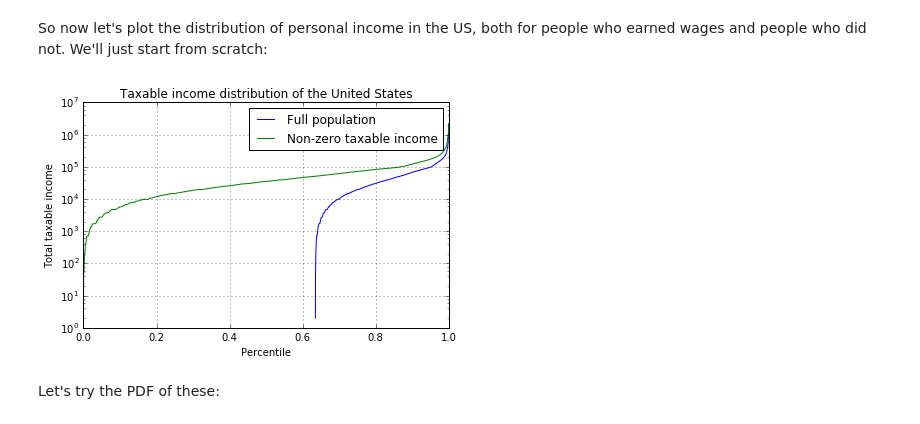
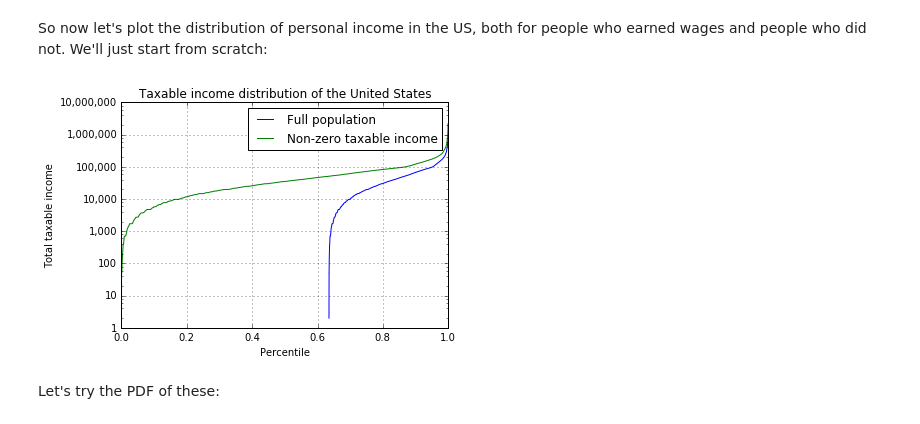
Before and after one commit to cmdavis4/census, a Jupyter notebook: explore_census_data.ipynb, the cells around one changed output. Saved outputs shown, nothing was run; the diff lists cells and outputs as text; code cells hidden in the pictures.

```diff
--- a/explore_census_data.ipynb
+++ b/explore_census_data.ipynb
@@ -22,13 +23,8 @@ Number of records:
 
 # TODO: Read up more on the various income metrics
 
-records = read_asec_data('data/asec2016_pubuse_v2.dat', 'data/asec2016_dd.txt', 'person', ['MARSUPWT', 'TAX_INC', 'WSAL_VAL'])
-person_df = pd.DataFrame(records)
-person_df.columns = [x.lower() for x in person_df.columns]
-person_df['marsupwt'] = person_df['marsupwt'].astype(float) / 100
-person_df['tax_inc'] = person_df['tax_inc'].astype(int)
-person_df['wsal_val'] = person_df['wsal_val'].astype(int)
-person_df = person_df.sort_values('tax_inc')
+person_df = read_asec_data('data/asec2016_pubuse_v2.dat', 'data/asec2016_dd.txt', 'person',
+                         ['MARSUPWT', 'TAX_INC', 'WSAL_VAL', 'FEDTAX_BC', 'FEDTAX_AC'], as_df=True)
 # %%
 person_df.head()
 # %% [output]
@@ -53,7 +49,7 @@ person_df.loc[person_df['wsal_val'] == 0, 'marsupwt'].sum()/person_df['marsupwt'
 # %%
-quantiled = person_df.copy()
-quantiled['samp_prob'] = quantiled['marsupwt'] / quantiled['marsupwt'].sum()
-quantiled = quantiled.sort_values('wsal_val')
-quantiled['wsal_quantile'] = np.cumsum(quantiled['samp_prob'])
-quantiled[quantiled['wsal_quantile'] >= .99].head()
+person_df = add_quantiles(person_df, 'wsal_val')
+# quantiled['samp_prob'] = quantiled['marsupwt'] / quantiled['marsupwt'].sum()
+# quantiled = quantiled.sort_values('wsal_val')
+# quantiled['wsal_quantile'] = np.cumsum(quantiled['samp_prob'])
+person_df[person_df['wsal_val_quantile'] >= .99].head()
 # %% [output]
@@ -112,39 +96,25 @@ hh_df[abs(hh_df['htotval'] - 250000) == min(abs(hh_df['htotval']-250000))]
 This is exactly what the Excel spreadsheet gives, to within .0005%! WE DID IT!!!!!!!
 # %% [markdown]
 So now let's plot the distribution of personal income in the US, both for people who earned wages and people who did not. We'll just start from scratch:
-# %%
-person_records = read_asec_data('data/asec2016_pubuse_v2.dat', 'data/asec2016_dd.txt', 'person',
-                                ['MARSUPWT', 'TAX_INC', 'WSAL_VAL', 'FEDTAX_BC', 'FEDTAX_AC'])
-person_df = pd.DataFrame(person_records)
-person_df.columns = [x.lower() for x in person_df.columns]
-person_df['marsupwt'] = person_df['marsupwt'].astype(float) / 100
-person_df['tax_inc'] = person_df['tax_inc'].astype(int)
-person_df['wsal_val'] = person_df['wsal_val'].astype(int)
-person_df['fedtax_bc'] = person_df['fedtax_bc'].astype(int)
-person_df['fedtax_ac'] = person_df['fedtax_ac'].astype(int)
-# %%
-def add_quantiles(df, metric, weight='marsupwt'):
-    df = df.sort_values(metric)
-    samp_prob = df[weight]/df[weight].sum()
-    df['{}_quantile'.format(metric)] = np.cumsum(samp_prob) / sum(samp_prob)
-    return df
 # %%
 metric = 'tax_inc'
 full_population = add_quantiles(person_df, metric)
 person_df = add_quantiles(person_df, metric)
 earners_only = add_quantiles(person_df[person_df[metric] > 0], metric)
 fig = plt.figure()
 ax = fig.add_subplot(111)
 ax.semilogy(full_population['{}_quantile'.format(metric)], full_population[metric], label='Full population')
 ax.semilogy(earners_only['{}_quantile'.format(metric)], earners_only[metric], label='Non-zero taxable income')
+ax.get_yaxis().set_major_formatter(
+    matplotlib.ticker.FuncFormatter(lambda x, p: format(int(x), ',')))
 ax.grid(True)
 ax.set_ylabel('Total taxable income')
 ax.set_xlabel('Percentile')
 ax.set_title('Taxable income distribution of the United States')
 ax.legend()
 fig.tight_layout()
 # %% [output]
-[figure, old version]
+[figure, new version]
 # %% [markdown]
 Let's try the PDF of these:
 # %%
```
Also changed, not shown: parts of 8 cells of this notebook, 2 other files.
